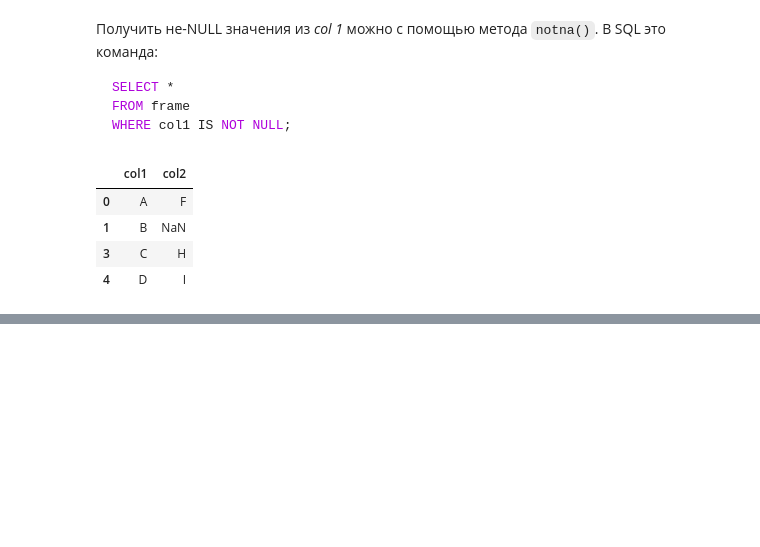
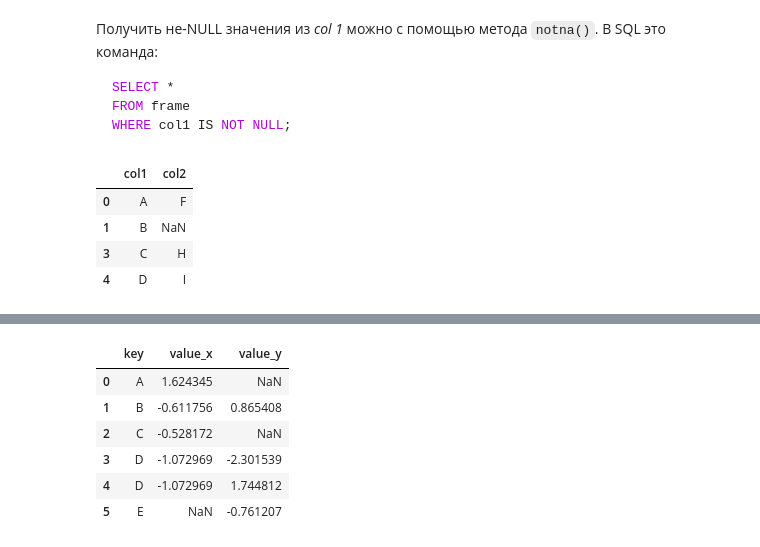
Before and after one commit to mkvachev/py-tutorial, a Jupyter notebook: pandas/pandas_sql.ipynb, the cells around one changed output, grey strips where cells are left out. Cells and saved outputs as stored; diff of their text form; code cells hidden in the pictures; blank space fills up the shorter version.

```diff
--- a/pandas/pandas_sql.ipynb
+++ b/pandas/pandas_sql.ipynb
@@ -242,0 +331,4 @@ fr[fr['col1'].notna()]   # Show not-NaN from 'col 1'
+# %%
+np.random.seed(1)
+df1 = pd.DataFrame({'key': ['A', 'B', 'C', 'D'], 'value': np.random.randn(4)})
+df2 = pd.DataFrame({'key': ['B', 'D', 'D', 'E'], 'value': np.random.randn(4)})
@@ -242,0 +407,11 @@ fr[fr['col1'].notna()]   # Show not-NaN from 'col 1'
+# %%
+# show all records from both frames
+pd.merge(df1, df2, on='key', how='outer')
+# %% [output]
+|  | key | value_x | value_y |
+| 0 | A | 1.624345 | NaN |
+| 1 | B | -0.611756 | 0.865408 |
+| 2 | C | -0.528172 | NaN |
+| 3 | D | -1.072969 | -2.301539 |
+| 4 | D | -1.072969 | 1.744812 |
+| 5 | E | NaN | -0.761207 |
```
Also changed, not shown: parts of 24 cells of this notebook, 1 other file.
